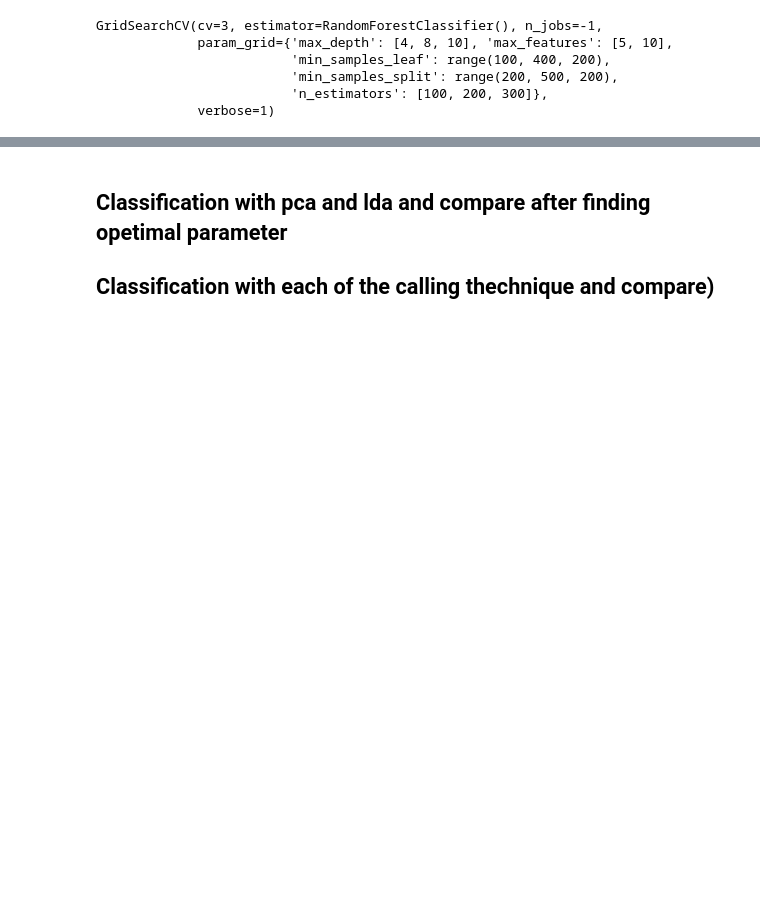
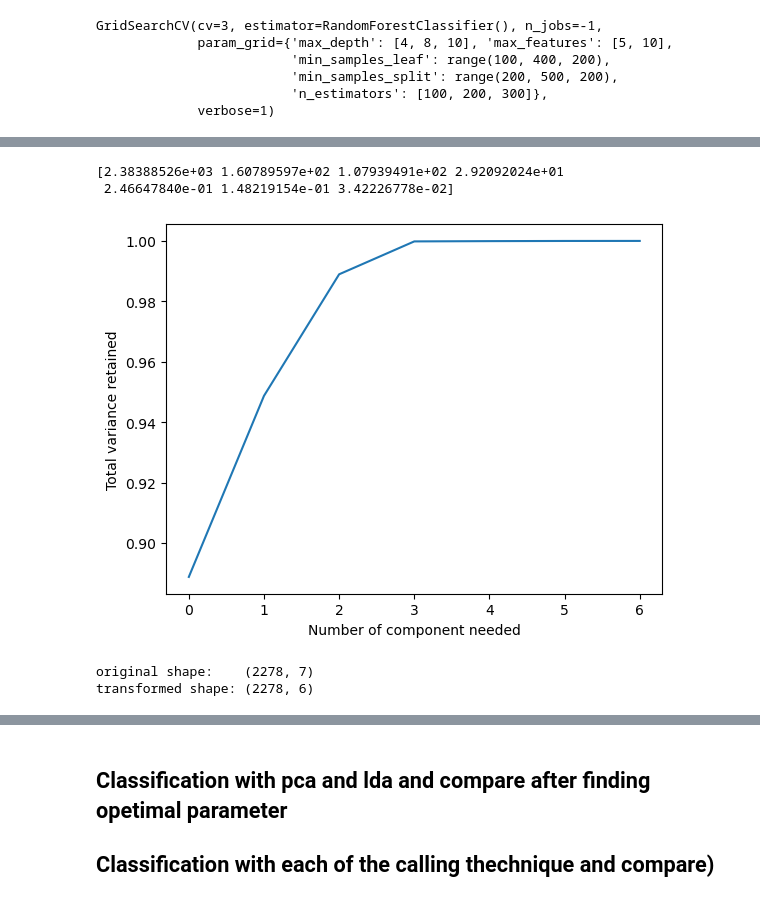
Before and after one commit to Ayomide-ola/Health-analysis, a Jupyter notebook: Integrated_CA .ipynb, the cells around one changed output, grey strips where cells are left out. Saved outputs shown, nothing was run; the diff lists cells and outputs as text; code cells hidden in the pictures; blank space fills up the shorter version.

```diff
--- a/Integrated_CA .ipynb
+++ b/Integrated_CA .ipynb
@@ -2072,0 +2296,13 @@ print(classification_report(y_test, y_predict))
+# %%
+df= pd.read_csv("NHANES_age_prediction.csv")
+new_Column= {'SEQN': 'ID',
+            'age_group': 'Age_group',
+            'RIDAGEYR': 'Age',
+            'RIAGENDR': 'Gender',
+            'PAQ605': 'Activity',
+            'BMXBMI':'BMI',
+            'LBXGLU': 'Glucose_fasting',
+            'DIQ010': 'Diabetic',
+            'LBXGLT': 'Oral',
+            'LBXIN': 'Blood_Insulin'}
+df = df.rename(columns=new_Column) #Renaming the feature names
@@ -2072,0 +2318,27 @@ print(classification_report(y_test, y_predict))
+# %%
+from sklearn.preprocessing import LabelEncoder
+Target = df['Age_group']
+label_encoder = LabelEncoder()
+df['Age'] = label_encoder.fit_transform(Target)
+# %%
+y = df['Age']
+x = df.drop(['ID', 'Age_group', 'Age'], axis = 1, inplace = False)
+# %%
+Trans= pca.fit(x)
+print(Trans.explained_variance_)
+plt.plot(np.cumsum(Trans.explained_variance_ratio_))
+plt.xlabel ("Number of component needed")
+plt.ylabel ("Total variance retained")
+plt.show()
+# %% [output]
+[2.38388526e+03 1.60789597e+02 1.07939491e+02 2.92092024e+01
+ 2.46647840e-01 1.48219154e-01 3.42226778e-02]
+[figure, added]
+# %%
+pca = PCA(n_components=6)
+X_pca = pca.fit_transform(x)
+print("original shape:   ", x.shape)
+print("transformed shape:", X_pca.shape)
+# %% [output]
+original shape:    (2278, 7)
+transformed shape: (2278, 6)
```
Also changed, not shown: parts of 130 cells of this notebook.
